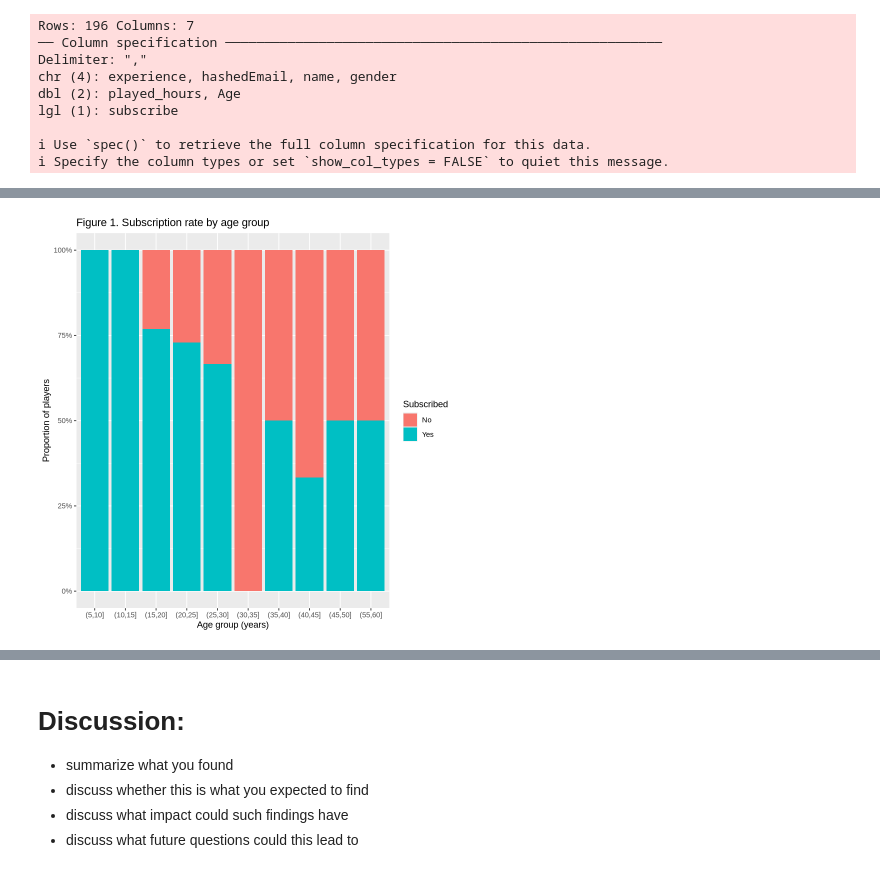
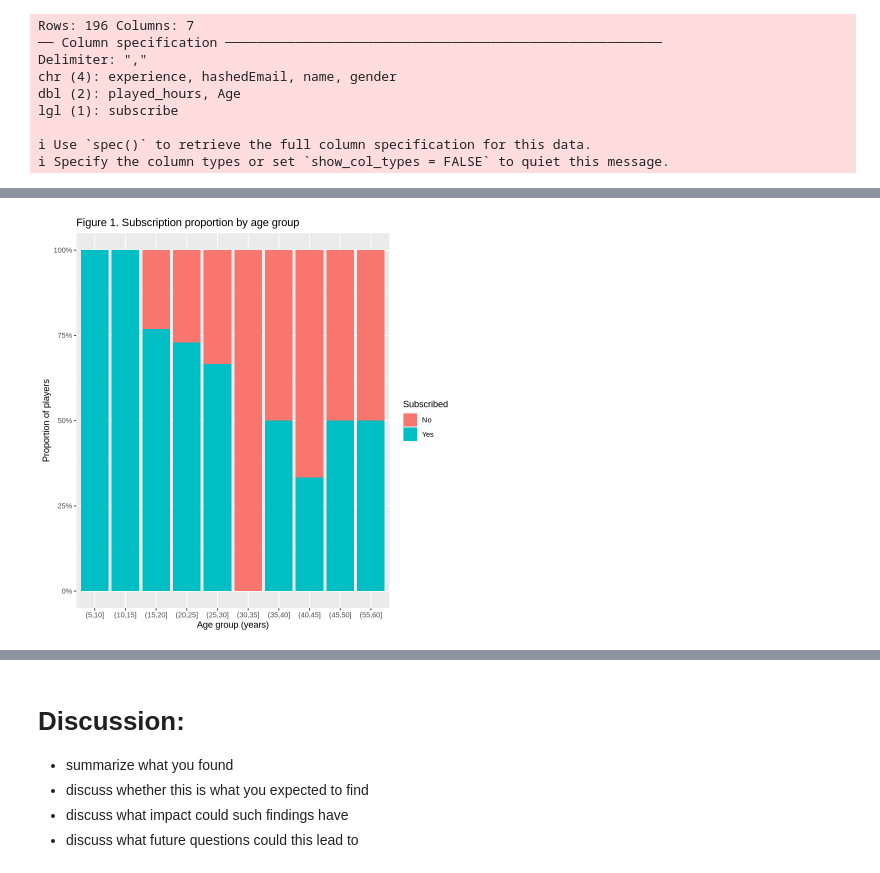
Before and after one commit to calentynes/dsci_group_project, a Jupyter notebook: group_project.ipynb, the cells around one changed output, grey strips where cells are left out. Cells and saved outputs as stored; diff of their text form; code cells hidden in the pictures.

```diff
--- a/group_project.ipynb
+++ b/group_project.ipynb
@@ -73,4 +76,6 @@ players_age <- players |>
     subscribe = factor(subscribe,
                        levels = c(FALSE, TRUE),
                        labels = c("No", "Yes"))
-  )
+          ) |>
+    select(subscribe, Age) |>
+    arrange(Age)
@@ -77,18 +85,18 @@ players_age <- players |>
 # %%
 p_age <- players_age |>
   mutate(age_group = cut(Age,
                          breaks = seq(5, 60, by = 5),
                          right = TRUE)) |>
   ggplot(aes(x = age_group, fill = subscribe)) +
   geom_bar(position = "fill") +
   scale_y_continuous(labels = scales::percent) +
   labs(
-    title = "Figure 1. Subscription rate by age group",
+    title = "Figure 1. Subscription proportion by age group",
     x = "Age group (years)",
     y = "Proportion of players",
     fill = "Subscribed"
   )
 
 p_age
 # %% [output]
-[figure, old version]
+[figure, new version]
```
Also changed, not shown: parts of 17 cells of this notebook.
